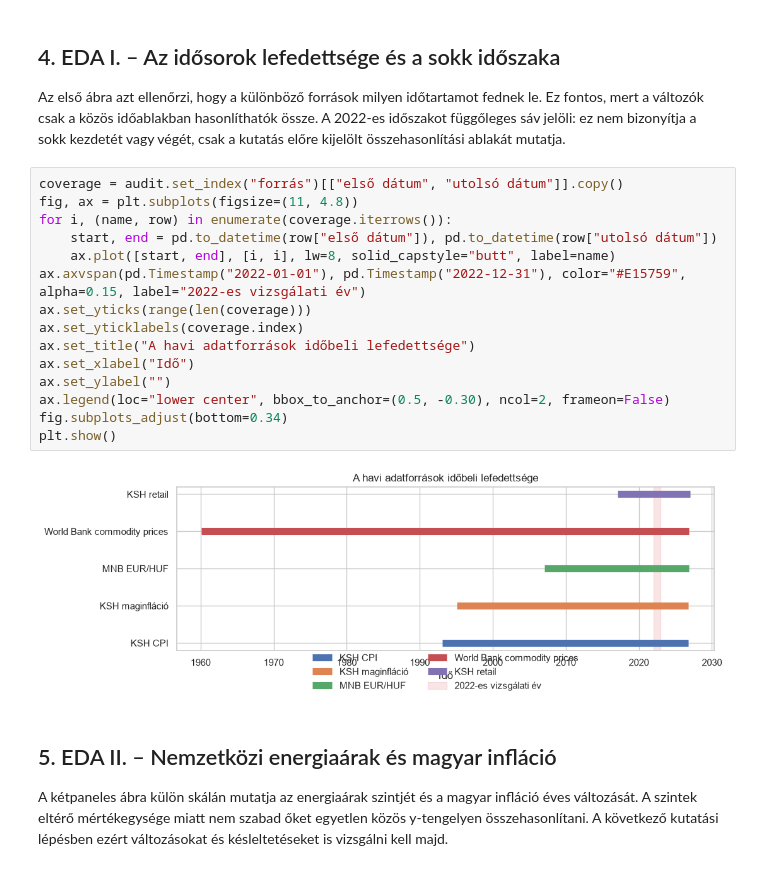
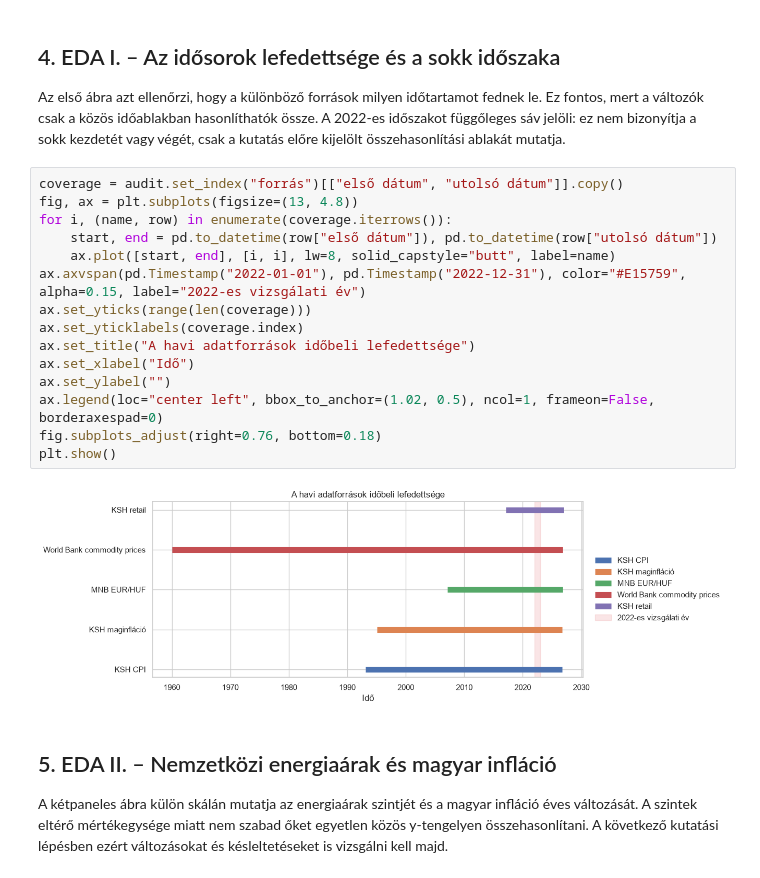
Before and after one commit to Zolester/Data-science-kurzus, a Jupyter notebook: final project/energiavalsag_kutatasi_terv_eda.ipynb, the cells around one changed output. Cells and saved outputs as stored; diff of their text form.

Commit message:
Move coverage chart legend outside plot
Co-authored-by: Copilot App <223556219+Copilot@users.noreply.github.com>

```diff
--- a/final project/energiavalsag_kutatasi_terv_eda.ipynb
+++ b/final project/energiavalsag_kutatasi_terv_eda.ipynb
@@ -363,21 +363,21 @@ display(missing_summary)
 Az első ábra azt ellenőrzi, hogy a különböző források milyen időtartamot fednek le. Ez fontos, mert a változók csak a közös időablakban hasonlíthatók össze. A 2022-es időszakot függőleges sáv jelöli: ez nem bizonyítja a sokk kezdetét vagy végét, csak a kutatás előre kijelölt összehasonlítási ablakát mutatja.
 # %%
 coverage = audit.set_index("forrás")[["első dátum", "utolsó dátum"]].copy()
-fig, ax = plt.subplots(figsize=(11, 4.8))
+fig, ax = plt.subplots(figsize=(13, 4.8))
 for i, (name, row) in enumerate(coverage.iterrows()):
     start, end = pd.to_datetime(row["első dátum"]), pd.to_datetime(row["utolsó dátum"])
     ax.plot([start, end], [i, i], lw=8, solid_capstyle="butt", label=name)
 ax.axvspan(pd.Timestamp("2022-01-01"), pd.Timestamp("2022-12-31"), color="#E15759", alpha=0.15, label="2022-es vizsgálati év")
 ax.set_yticks(range(len(coverage)))
 ax.set_yticklabels(coverage.index)
 ax.set_title("A havi adatforrások időbeli lefedettsége")
 ax.set_xlabel("Idő")
 ax.set_ylabel("")
-ax.legend(loc="lower center", bbox_to_anchor=(0.5, -0.30), ncol=2, frameon=False)
-fig.subplots_adjust(bottom=0.34)
+ax.legend(loc="center left", bbox_to_anchor=(1.02, 0.5), ncol=1, frameon=False, borderaxespad=0)
+fig.subplots_adjust(right=0.76, bottom=0.18)
 plt.show()
 # %% [output]
-[figure, old version]
+[figure, new version]
 # %% [markdown]
 ## 5. EDA II. – Nemzetközi energiaárak és magyar infláció
 
```
